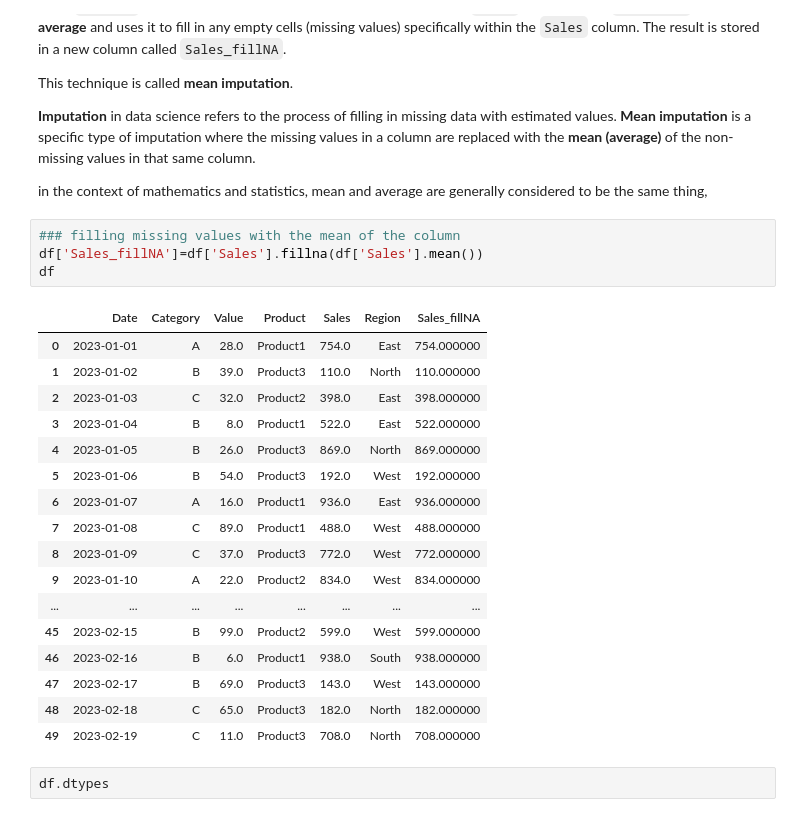
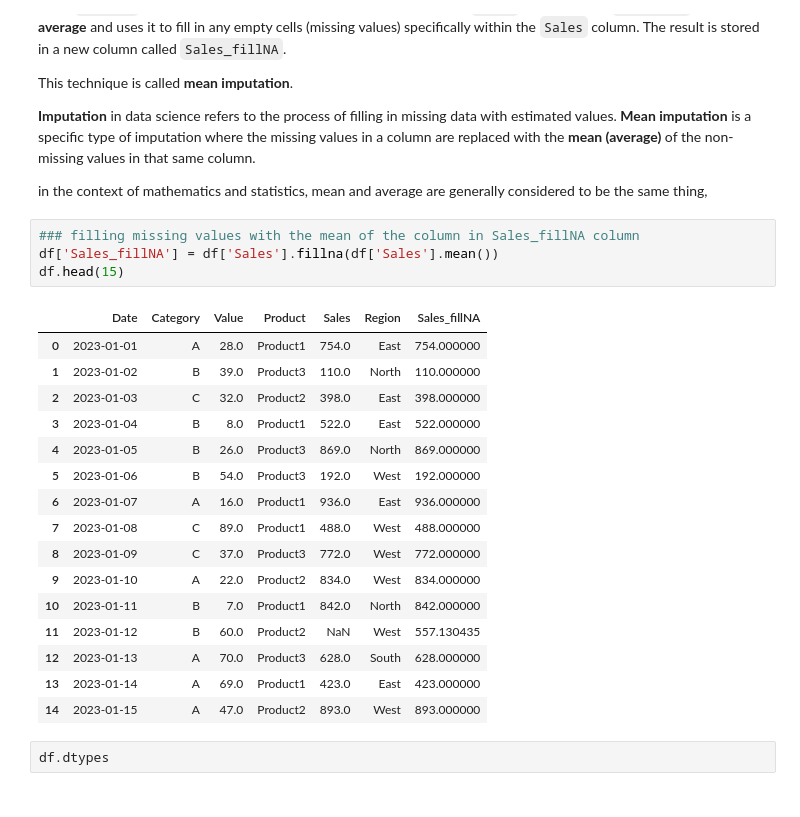
Before and after one commit to Kapil987/pythonForMlops, a Jupyter notebook: 9-Data_Analysis_With_Python/9.3-datamanipulation.ipynb, the cells around one changed output. Saved outputs shown, nothing was run; the diff lists cells and outputs as text.

```diff
--- a/9-Data_Analysis_With_Python/9.3-datamanipulation.ipynb
+++ b/9-Data_Analysis_With_Python/9.3-datamanipulation.ipynb
@@ -111,27 +119,26 @@ This technique is called **mean imputation**.
 
 in the context of mathematics and statistics, mean and average are generally considered to be the same thing,
 # %%
-### filling missing values with the mean of the column
-df['Sales_fillNA']=df['Sales'].fillna(df['Sales'].mean())
-df
+### filling missing values with the mean of the column in Sales_fillNA column
+df['Sales_fillNA'] = df['Sales'].fillna(df['Sales'].mean())
+df.head(15)
 # %% [output]
 |  | Date | Category | Value | Product | Sales | Region | Sales_fillNA |
 | 0 | 2023-01-01 | A | 28.0 | Product1 | 754.0 | East | 754.000000 |
 | 1 | 2023-01-02 | B | 39.0 | Product3 | 110.0 | North | 110.000000 |
 | 2 | 2023-01-03 | C | 32.0 | Product2 | 398.0 | East | 398.000000 |
 | 3 | 2023-01-04 | B | 8.0 | Product1 | 522.0 | East | 522.000000 |
 | 4 | 2023-01-05 | B | 26.0 | Product3 | 869.0 | North | 869.000000 |
 | 5 | 2023-01-06 | B | 54.0 | Product3 | 192.0 | West | 192.000000 |
 | 6 | 2023-01-07 | A | 16.0 | Product1 | 936.0 | East | 936.000000 |
 | 7 | 2023-01-08 | C | 89.0 | Product1 | 488.0 | West | 488.000000 |
 | 8 | 2023-01-09 | C | 37.0 | Product3 | 772.0 | West | 772.000000 |
 | 9 | 2023-01-10 | A | 22.0 | Product2 | 834.0 | West | 834.000000 |
-| ... | ... | ... | ... | ... | ... | ... | ... |
-| 45 | 2023-02-15 | B | 99.0 | Product2 | 599.0 | West | 599.000000 |
-| 46 | 2023-02-16 | B | 6.0 | Product1 | 938.0 | South | 938.000000 |
-| 47 | 2023-02-17 | B | 69.0 | Product3 | 143.0 | West | 143.000000 |
-| 48 | 2023-02-18 | C | 65.0 | Product3 | 182.0 | North | 182.000000 |
-| 49 | 2023-02-19 | C | 11.0 | Product3 | 708.0 | North | 708.000000 |
+| 10 | 2023-01-11 | B | 7.0 | Product1 | 842.0 | North | 842.000000 |
+| 11 | 2023-01-12 | B | 60.0 | Product2 | NaN | West | 557.130435 |
+| 12 | 2023-01-13 | A | 70.0 | Product3 | 628.0 | South | 628.000000 |
+| 13 | 2023-01-14 | A | 69.0 | Product1 | 423.0 | East | 423.000000 |
+| 14 | 2023-01-15 | A | 47.0 | Product2 | 893.0 | West | 893.000000 |
 # %%
 df.dtypes
 # %% [output]
```
Also changed, not shown: parts of 8 cells of this notebook, 12 other files.
